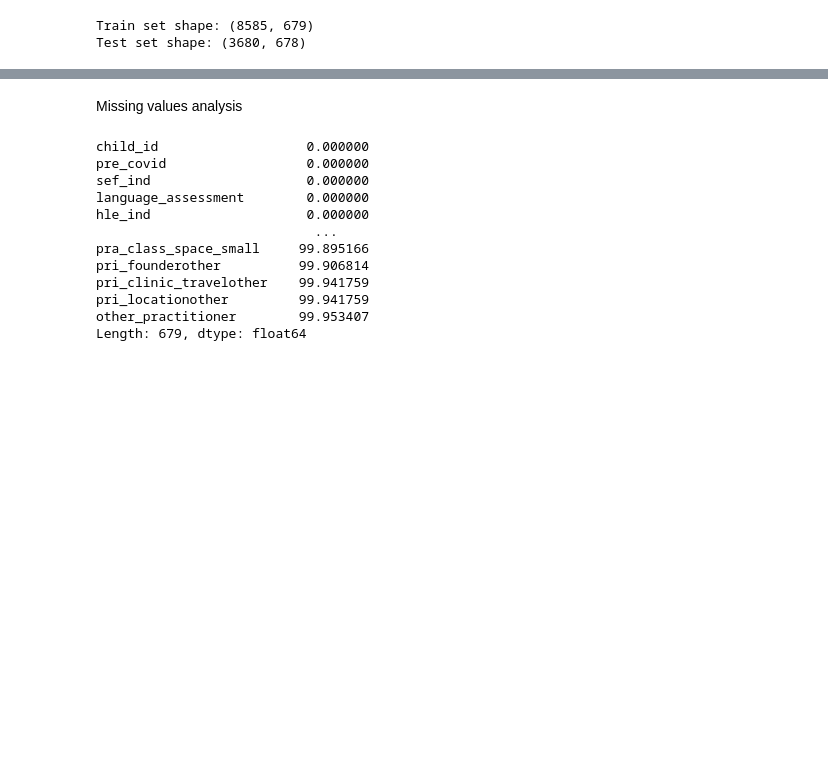
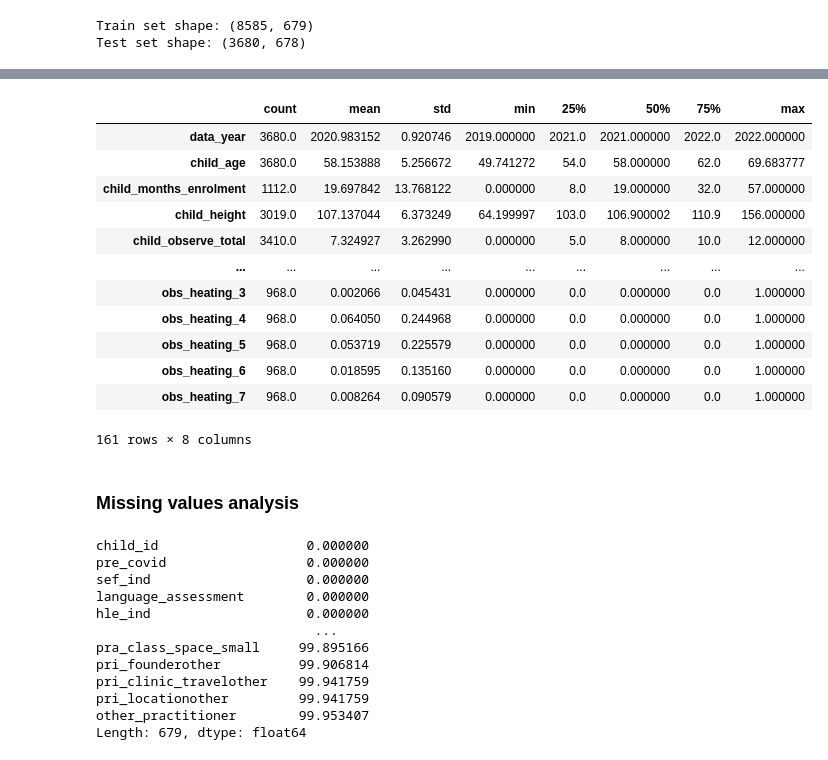
Before and after one commit to justekouassi/DataDrive2030-Early-Learning-Predictors-Challenge, a Jupyter notebook: datadrive2030_2.ipynb, the cells around one changed output, grey strips where cells are left out. Drawn from its saved outputs; the diff is of its cells as text; code cells hidden in the pictures; blank space fills up the shorter version.

```diff
--- a/datadrive2030_2.ipynb
+++ b/datadrive2030_2.ipynb
@@ -62,5 +148,22 @@ Test set shape: (3680, 678)
+# %%
+Test_number_describe = Test.select_dtypes('number').describe().T
+Test_number_describe
+# %% [output]
+|  | count | mean | std | min | 25% | 50% | 75% | max |
+| data_year | 3680.0 | 2020.983152 | 0.920746 | 2019.000000 | 2021.0 | 2021.000000 | 2022.0 | 2022.000000 |
+| child_age | 3680.0 | 58.153888 | 5.256672 | 49.741272 | 54.0 | 58.000000 | 62.0 | 69.683777 |
+| child_months_enrolment | 1112.0 | 19.697842 | 13.768122 | 0.000000 | 8.0 | 19.000000 | 32.0 | 57.000000 |
+| child_height | 3019.0 | 107.137044 | 6.373249 | 64.199997 | 103.0 | 106.900002 | 110.9 | 156.000000 |
+| child_observe_total | 3410.0 | 7.324927 | 3.262990 | 0.000000 | 5.0 | 8.000000 | 10.0 | 12.000000 |
+| ... | ... | ... | ... | ... | ... | ... | ... | ... |
+| obs_heating_3 | 968.0 | 0.002066 | 0.045431 | 0.000000 | 0.0 | 0.000000 | 0.0 | 1.000000 |
+| obs_heating_4 | 968.0 | 0.064050 | 0.244968 | 0.000000 | 0.0 | 0.000000 | 0.0 | 1.000000 |
+| obs_heating_5 | 968.0 | 0.053719 | 0.225579 | 0.000000 | 0.0 | 0.000000 | 0.0 | 1.000000 |
+| obs_heating_6 | 968.0 | 0.018595 | 0.135160 | 0.000000 | 0.0 | 0.000000 | 0.0 | 1.000000 |
+| obs_heating_7 | 968.0 | 0.008264 | 0.090579 | 0.000000 | 0.0 | 0.000000 | 0.0 | 1.000000 |
+161 rows × 8 columns
 # %% [markdown]
-Missing values analysis
+### Missing values analysis
 # %%
 missing_values_train = Train.isnull().sum() / Train.shape[0] * 100
 missing_values_train.sort_values()
```
Also changed, not shown: parts of 68 cells of this notebook.
